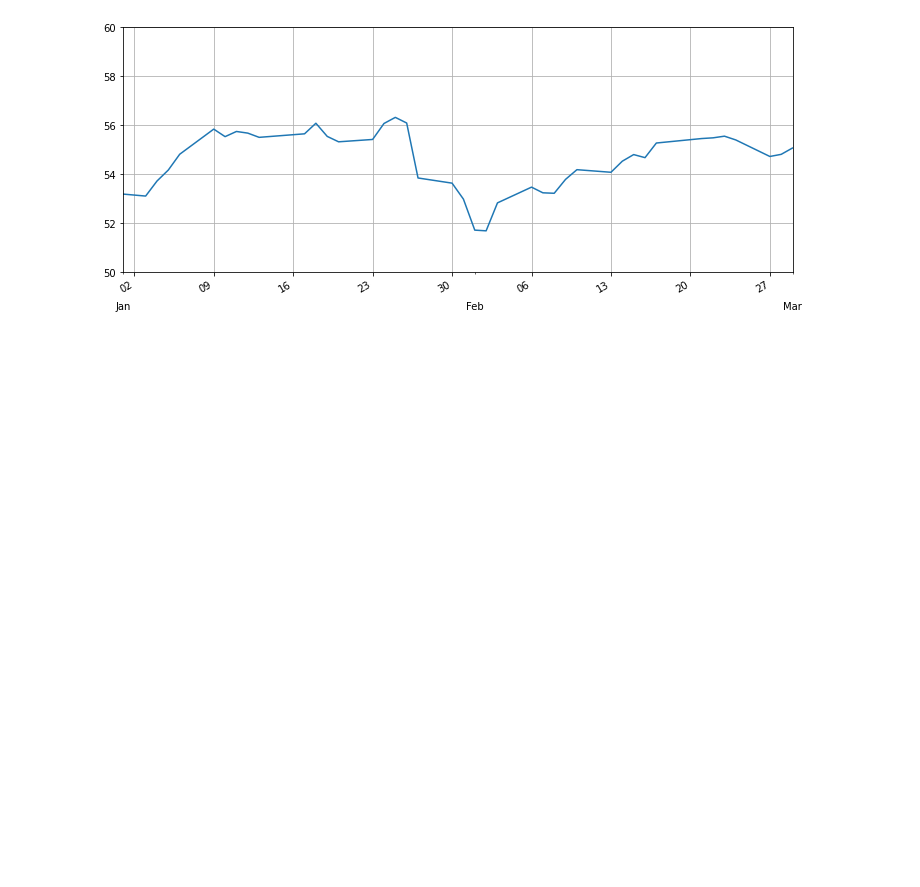
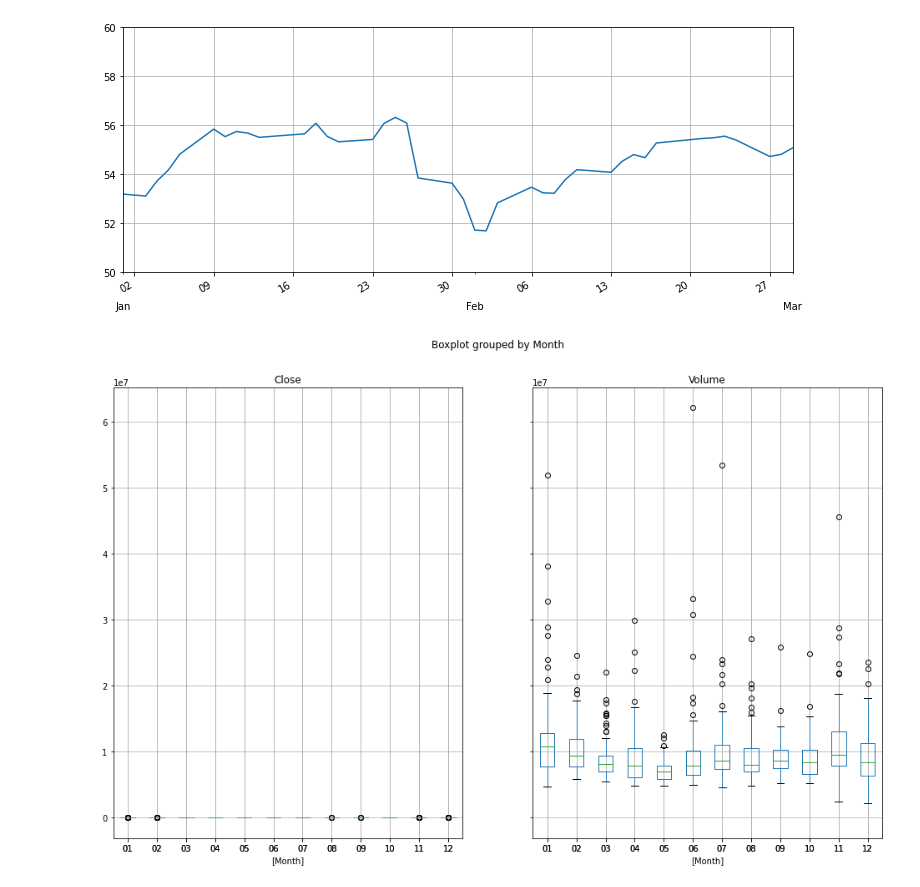
Before and after one commit to shyamjith94/TimeSeriesDataAnalysis, a Jupyter notebook: ResamplingShiftExpand.ipynb, the cells around one changed output. Cells and saved outputs as stored; diff of their text form; code cells hidden in the pictures; blank space fills up the shorter version.

```diff
--- a/ResamplingShiftExpand.ipynb
+++ b/ResamplingShiftExpand.ipynb
@@ -243,3 +243,8 @@ ax.yaxis.grid(True)
 ax.xaxis.grid(True)
 # %% [output]
 [figure]
+# %%
+data['Month'] = data.index.strftime("%m")
+ax = data.boxplot(figsize=(16, 10), by='Month')
+# %% [output]
+[figure, added]
```
